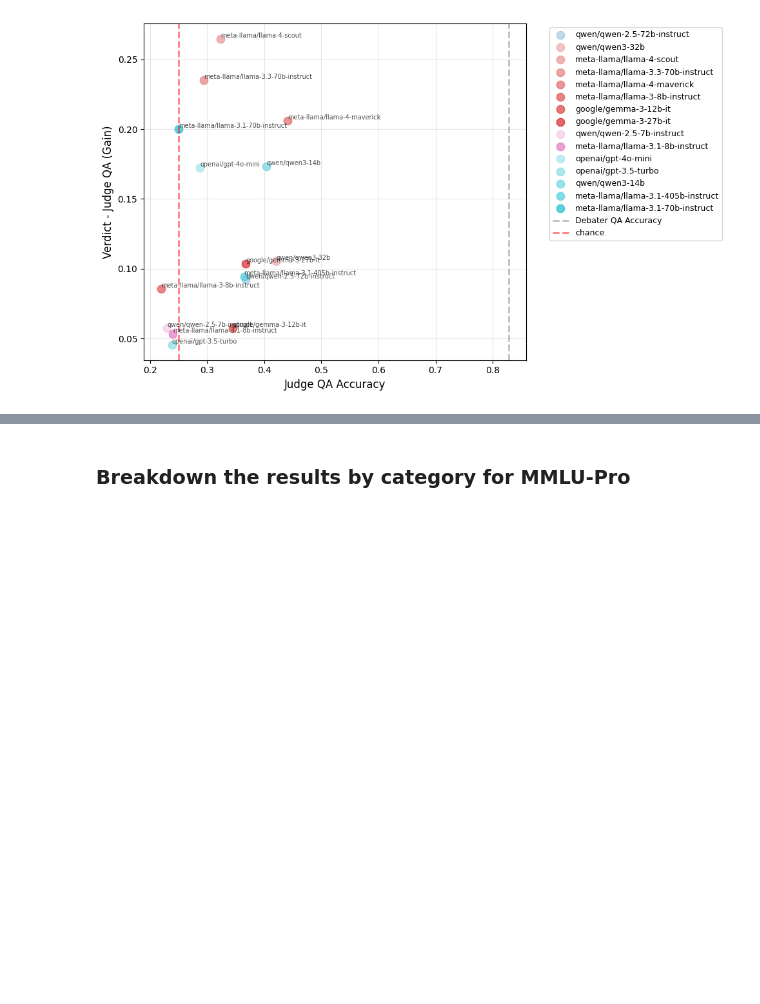
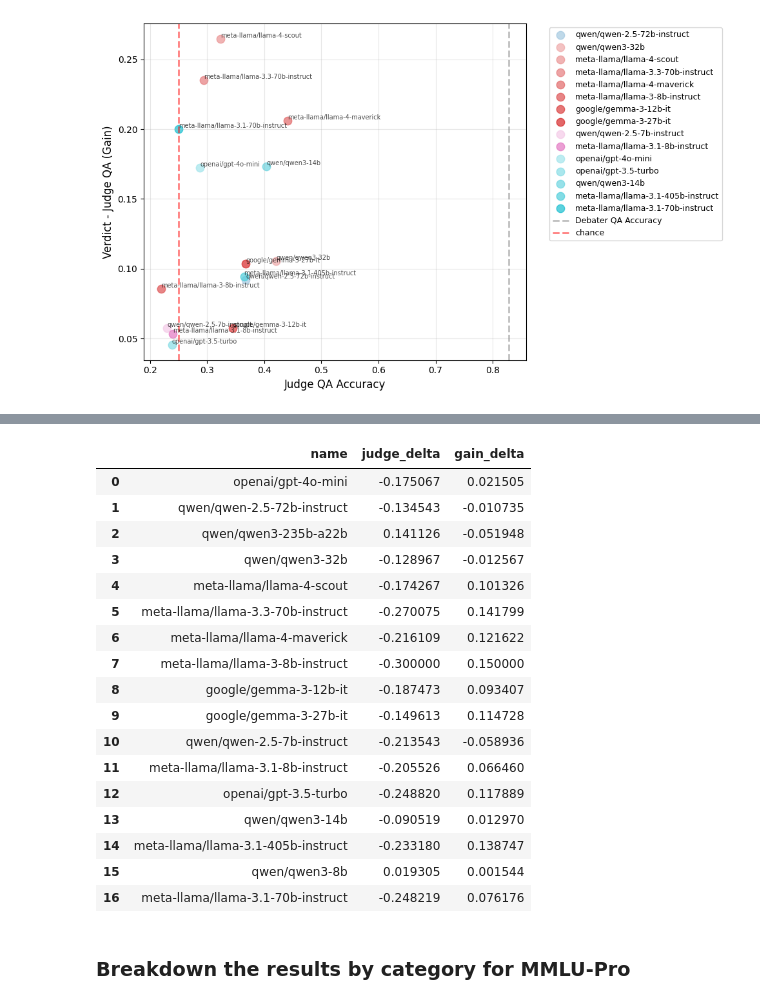
Before and after one commit to joshlevy89/llm_judge_debate_NEW, a Jupyter notebook: analysis.ipynb, the cells around one changed output, grey strips where cells are left out. Cells and saved outputs as stored; diff of their text form; code cells hidden in the pictures; blank space fills up the shorter version.

```diff
--- a/analysis.ipynb
+++ b/analysis.ipynb
@@ -516,3 +524,24 @@ plt.show()
+# %%
+merged[['name', 'judge_delta', 'gain_delta']]
+# %% [output]
+|  | name | judge_delta | gain_delta |
+| 0 | openai/gpt-4o-mini | -0.175067 | 0.021505 |
+| 1 | qwen/qwen-2.5-72b-instruct | -0.134543 | -0.010735 |
+| 2 | qwen/qwen3-235b-a22b | 0.141126 | -0.051948 |
+| 3 | qwen/qwen3-32b | -0.128967 | -0.012567 |
+| 4 | meta-llama/llama-4-scout | -0.174267 | 0.101326 |
+| 5 | meta-llama/llama-3.3-70b-instruct | -0.270075 | 0.141799 |
+| 6 | meta-llama/llama-4-maverick | -0.216109 | 0.121622 |
+| 7 | meta-llama/llama-3-8b-instruct | -0.300000 | 0.150000 |
+| 8 | google/gemma-3-12b-it | -0.187473 | 0.093407 |
+| 9 | google/gemma-3-27b-it | -0.149613 | 0.114728 |
+| 10 | qwen/qwen-2.5-7b-instruct | -0.213543 | -0.058936 |
+| 11 | meta-llama/llama-3.1-8b-instruct | -0.205526 | 0.066460 |
+| 12 | openai/gpt-3.5-turbo | -0.248820 | 0.117889 |
+| 13 | qwen/qwen3-14b | -0.090519 | 0.012970 |
+| 14 | meta-llama/llama-3.1-405b-instruct | -0.233180 | 0.138747 |
+| 15 | qwen/qwen3-8b | 0.019305 | 0.001544 |
+| 16 | meta-llama/llama-3.1-70b-instruct | -0.248219 | 0.076176 |
 # %% [markdown]
 ### Breakdown the results by category for MMLU-Pro
 # %%
```
Also changed, not shown: parts of 2 cells of this notebook.
